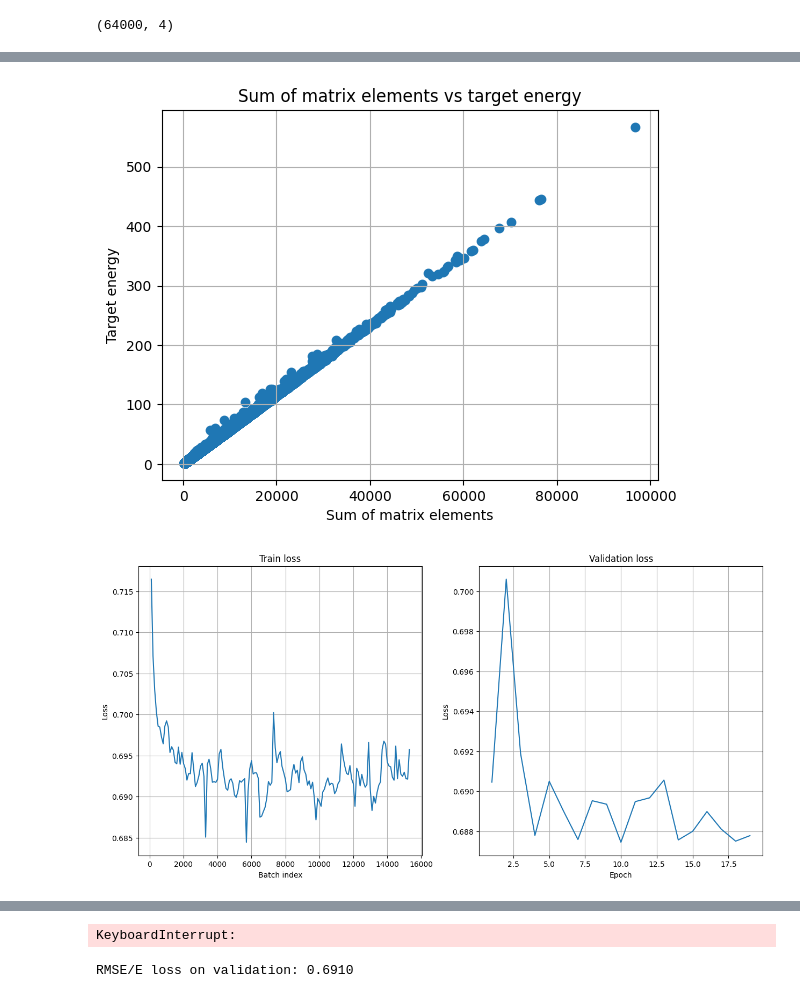
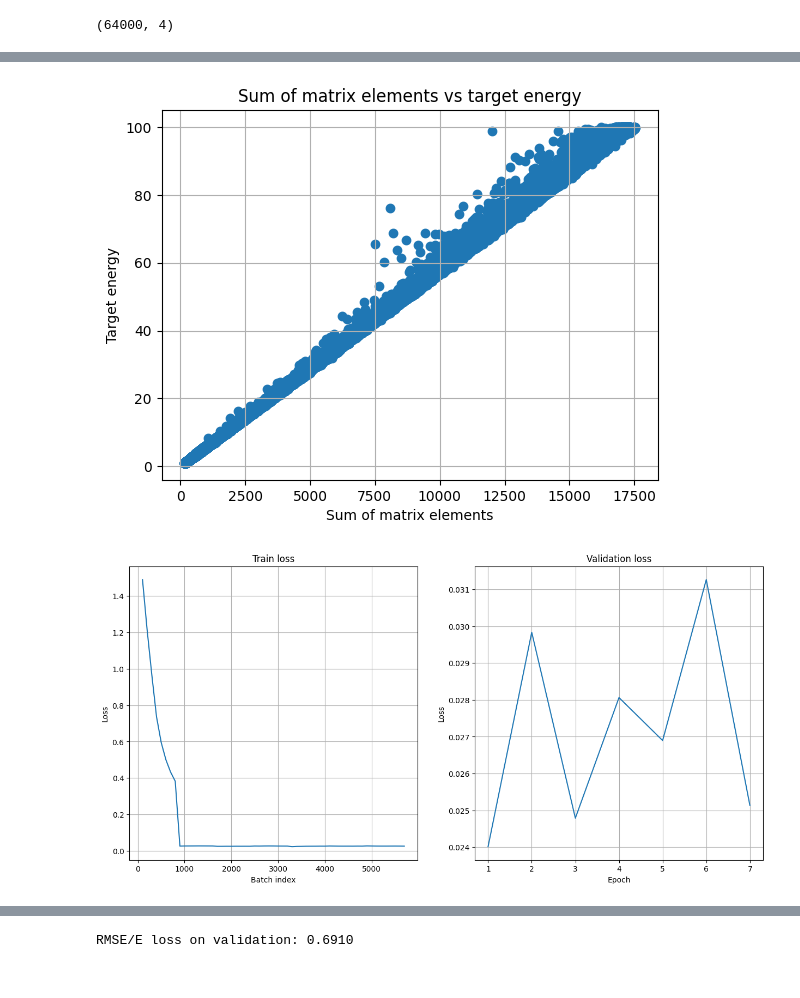
Before and after one commit to dxtvzw/ecal-optimization, a Jupyter notebook: src/experiments.ipynb, the cells around one changed output, grey strips where cells are left out. Saved outputs shown, nothing was run; the diff lists cells and outputs as text; code cells hidden in the pictures.

```diff
--- a/src/experiments.ipynb
+++ b/src/experiments.ipynb
@@ -76,7 +88,7 @@ np.concatenate((ParticleMomentum[:, None], ParticlePoint), axis=1).shape
 (64000, 4)
 # %%
 X = np.array(EnergyDeposit)
-y = np.concatenate((ParticleMomentum[:, None], ParticlePoint[:, :2]), axis=1)
+y = ParticleMomentum
 
 # X = X[y < 10]
 # y = y[y < 10]
@@ -98,11 +110,3 @@ train_generator.manual_seed(0)
 
 train_loader = DataLoader(train_dataset, batch_size=64, shuffle=True, pin_memory=True, num_workers=0, worker_init_fn=seed_worker, generator=train_generator)
 val_loader = DataLoader(val_dataset, batch_size=64, shuffle=False, pin_memory=True, num_workers=0)
-# %%
-from utils import Loss3
-
-loss = Loss3(reduction="none")
-
-data, trg = next(iter(train_loader))
-
-loss(trg[:, 1:3], trg[:, 1:3])
@@ -133,7 +119,7 @@ plt.ylabel("Target energy")
 
 plt.show()
 # %% [output]
-[figure, old version]
+[figure, new version]
 # %%
 # torch.autograd.set_detect_anomaly(True)
 # %%
@@ -382,36 +368,36 @@ def loss_fn_4(pred, trg, weights, eps=1e-9):
 #     hidden_dim=64,
 #     output_positive=True,
 # ).to(device)
 
-# model = LinearModel(
-#     height=train_dataset[0][0].shape[-2],
-#     width=train_dataset[0][0].shape[-1],
-#     output_positive=True,
-# ).to(device)
+model = LinearModel(
+    height=train_dataset[0][0].shape[-2],
+    width=train_dataset[0][0].shape[-1],
+    output_positive=True,
+).to(device)
 
 # model = MyResnet18(
 #     height=train_dataset[0][0].shape[-2],
 #     width=train_dataset[0][0].shape[-1],
 #     remove_batch_norm=False,
 #     output_positive=False,
 # ).to(device)
 
 optimizer = torch.optim.Adam(model.parameters(), lr=1e-3, weight_decay=3e-4)
 lr_scheduler = optim.lr_scheduler.StepLR(optimizer, 15, 0.8)
 criterion = loss_fn_2
 num_epochs = 100
 
 train_loss, train_batch_idx = train_fn(
     train_loader=train_loader,
     val_loader=val_loader,
     model=model,
     optimizer=optimizer,
     lr_scheduler=lr_scheduler,
     criterion=criterion,
     num_epochs=num_epochs,
     device=device,
     log_freq=100,
     max_grad_norm=20,
 )
 # %% [output]
-[figure, old version]
+[figure, new version]
@@ -419,4 +404,3 @@ Epoch: 20/100 || Batch: 81/801 || Train loss: 0.6957 || Val loss: 0.6878
-KeyboardInterrupt:
 # %%
 def collect_losses(model, val_loader, loss_fn, device):
     trg_vals, loss_vals = [], []
```
Also changed, not shown: parts of 4 cells of this notebook, 8 other files.
